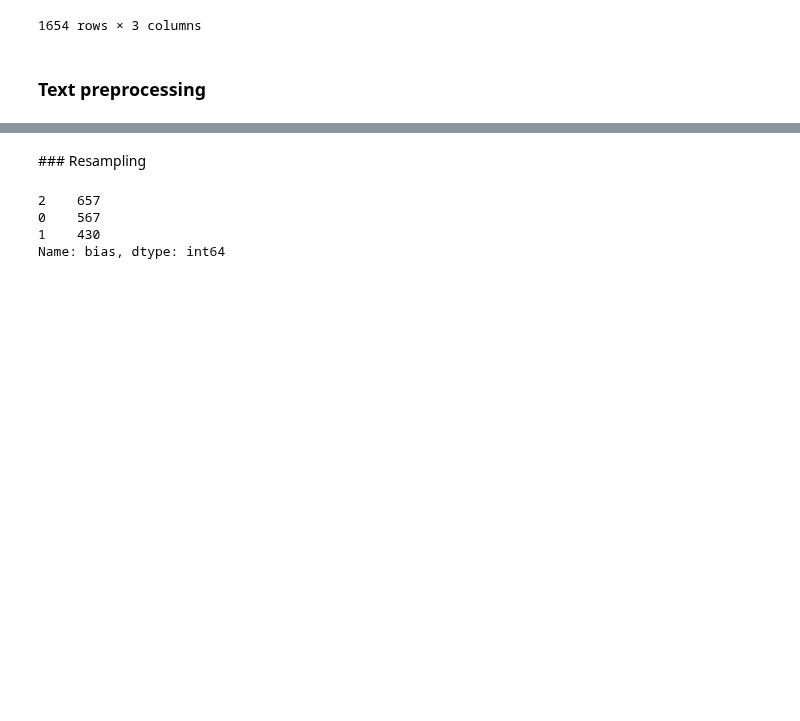
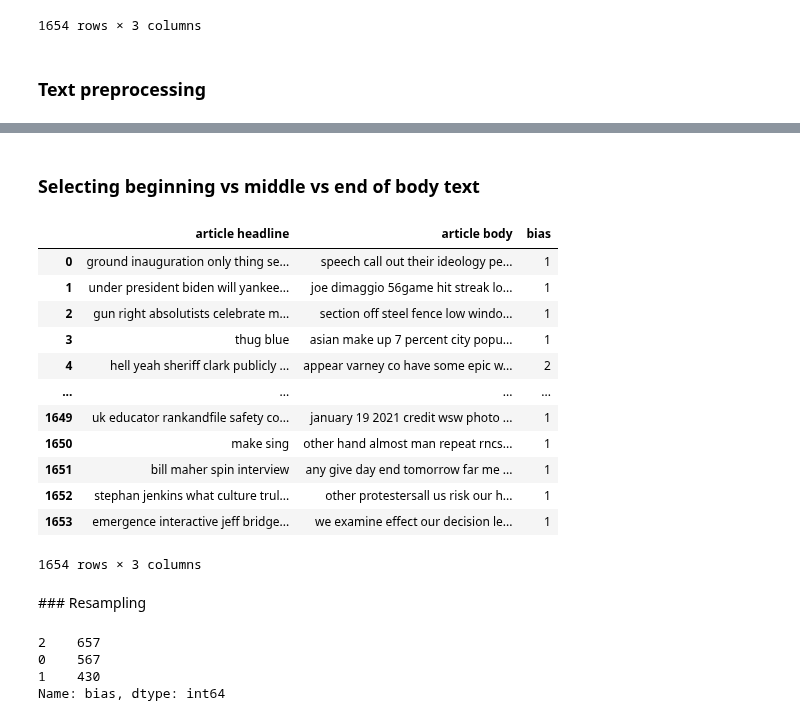
Before and after one commit to fawazshah/News-Media-Reliability, a Jupyter notebook: train_bert.ipynb, the cells around one changed output, grey strips where cells are left out. Drawn from its saved outputs; the diff is of its cells as text; code cells hidden in the pictures; blank space fills up the shorter version.

```diff
--- a/train_bert.ipynb
+++ b/train_bert.ipynb
@@ -220,0 +223,2 @@ all_data_df['bias'] = all_data_df['bias'].apply(encode_labels)
+# %% [markdown]
+### Selecting beginning vs middle vs end of body text
@@ -221,3 +243,19 @@ all_data_df['bias'] = all_data_df['bias'].apply(encode_labels)
+# %%
+all_data_df
+# %% [output]
+|  | article headline | article body | bias |
+| 0 | ground inauguration only thing se... | speech call out their ideology pe... | 1 |
+| 1 | under president biden will yankee... | joe dimaggio 56game hit streak lo... | 1 |
+| 2 | gun right absolutists celebrate m... | section off steel fence low windo... | 1 |
+| 3 | thug blue | asian make up 7 percent city popu... | 1 |
+| 4 | hell yeah sheriff clark publicly ... | appear varney co have some epic w... | 2 |
+| ... | ... | ... | ... |
+| 1649 | uk educator rankandfile safety co... | january 19 2021 credit wsw photo ... | 1 |
+| 1650 | make sing | other hand almost man repeat rncs... | 1 |
+| 1651 | bill maher spin interview | any give day end tomorrow far me ... | 1 |
+| 1652 | stephan jenkins what culture trul... | other protestersall us risk our h... | 1 |
+| 1653 | emergence interactive jeff bridge... | we examine effect our decision le... | 1 |
+1654 rows × 3 columns
 # %% [markdown]
 ### Resampling
 # %%
```
Also changed, not shown: parts of 15 cells of this notebook.
